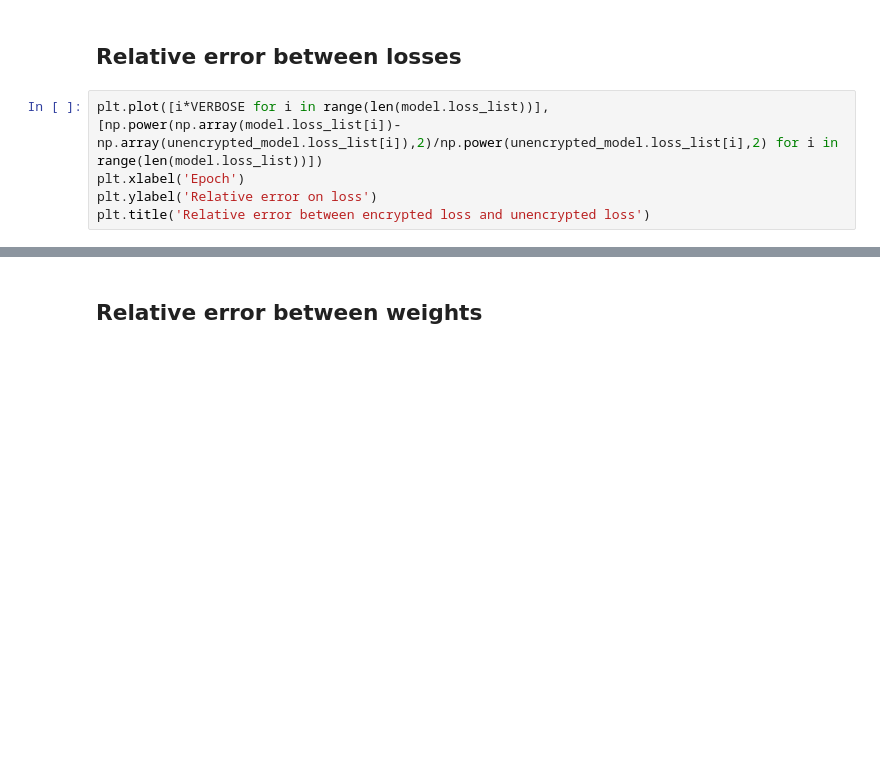
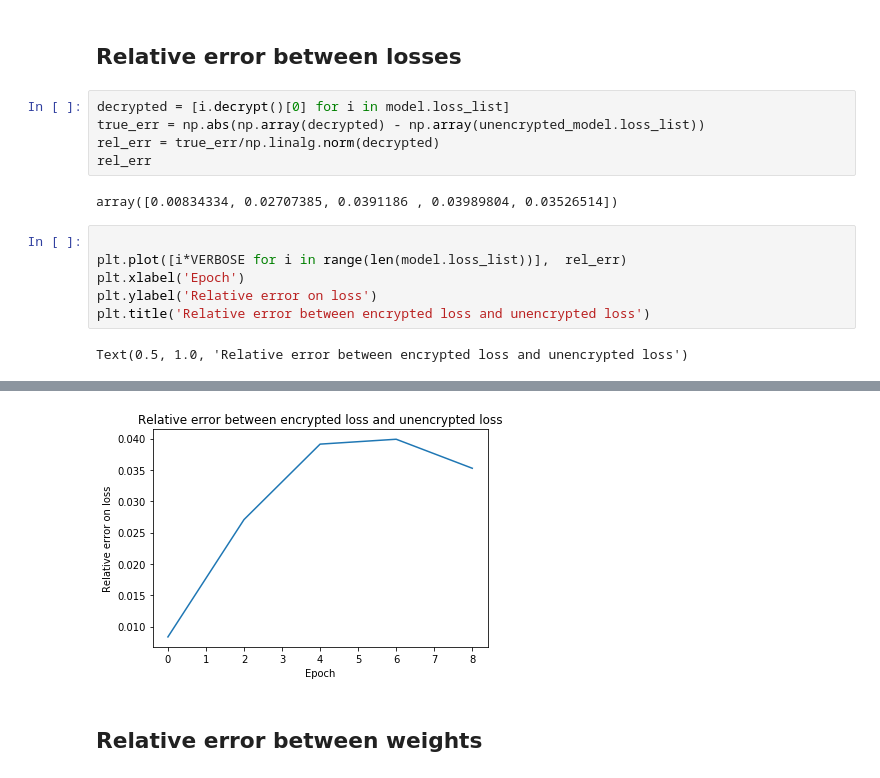
Before and after one commit to arthurPignet/privacy-preserving-titanic-challenge, a Jupyter notebook: ckks_titanic/notebooks/2-ap-main.ipynb, the cells around one changed output, grey strips where cells are left out. Saved outputs shown, nothing was run; the diff lists cells and outputs as text; blank space fills up the shorter version.

Commit message:
fix things around crypted loos and errors

```diff
--- a/ckks_titanic/notebooks/2-ap-main.ipynb
+++ b/ckks_titanic/notebooks/2-ap-main.ipynb
@@ -454,8 +469,18 @@ unencrypted_model = unencrypted_LR.LogisticRegression(init_weight=unencrypted_we
 # Errors
 # %% [markdown]
 ## Relative error between losses
+# %%
+decrypted = [i.decrypt()[0] for i in model.loss_list]
+true_err = np.abs(np.array(decrypted) - np.array(unencrypted_model.loss_list))
+rel_err = true_err/np.linalg.norm(decrypted)
+rel_err
+# %% [output]
+array([0.00834334, 0.02707385, 0.0391186 , 0.03989804, 0.03526514])
 # %%
-plt.plot([i*VERBOSE for i in range(len(model.loss_list))], [np.power(np.array(model.loss_list[i])-np.array(unencrypted_model.loss_list[i]),2)/np.power(unencrypted_model.loss_list[i],2) for i in range(len(model.loss_list))])
+
+plt.plot([i*VERBOSE for i in range(len(model.loss_list))],  rel_err)
 plt.xlabel('Epoch')
 plt.ylabel('Relative error on loss')
 plt.title('Relative error between encrypted loss and unencrypted loss')
+# %% [output]
+Text(0.5, 1.0, 'Relative error between encrypted loss and unencrypted loss')
@@ -462,3 +492,4 @@ plt.title('Relative error between encrypted loss and unencrypted loss')
+[figure, added]
 # %% [markdown]
 ## Relative error between weights
 # %%
```
Also changed, not shown: parts of 19 cells of this notebook, 1 other file.
